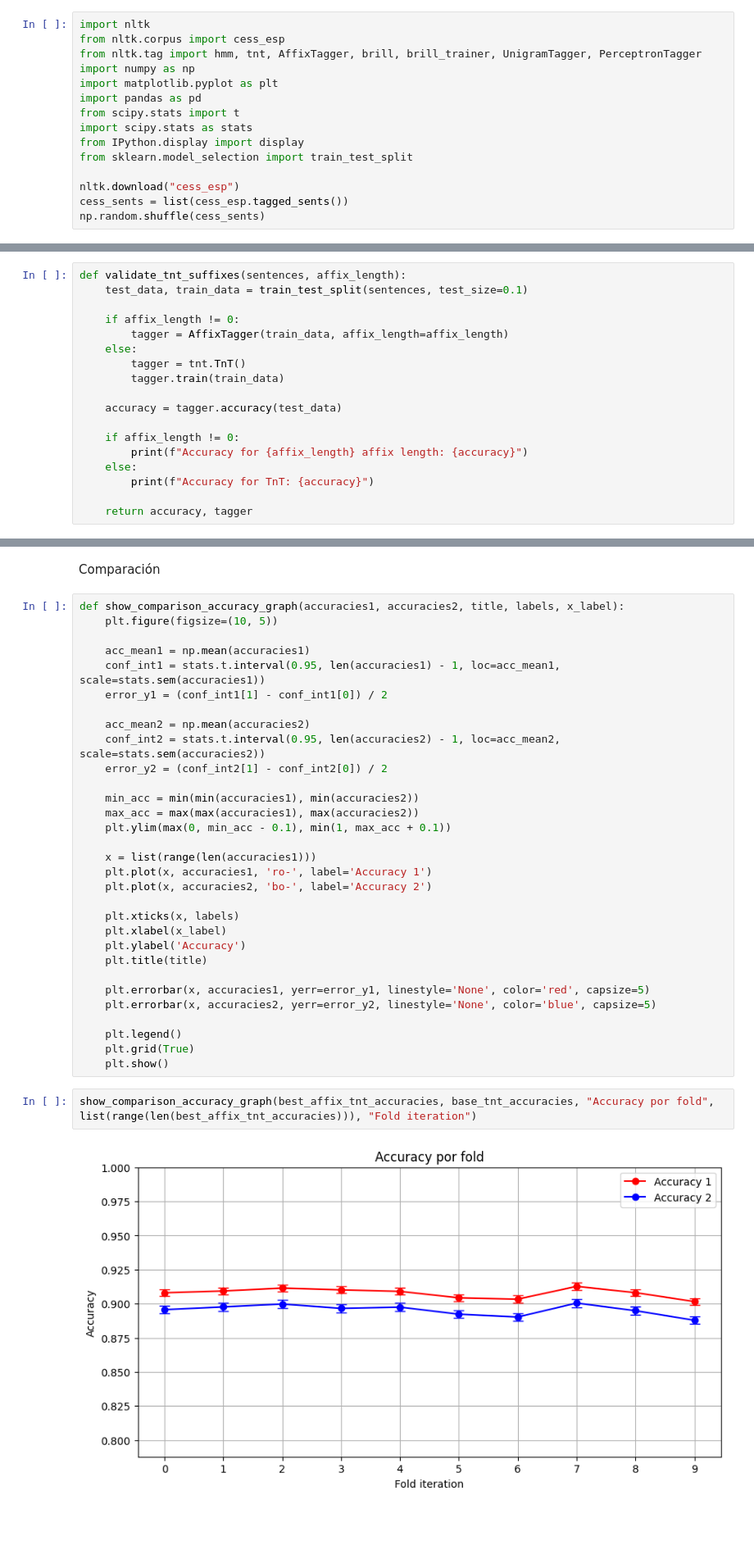
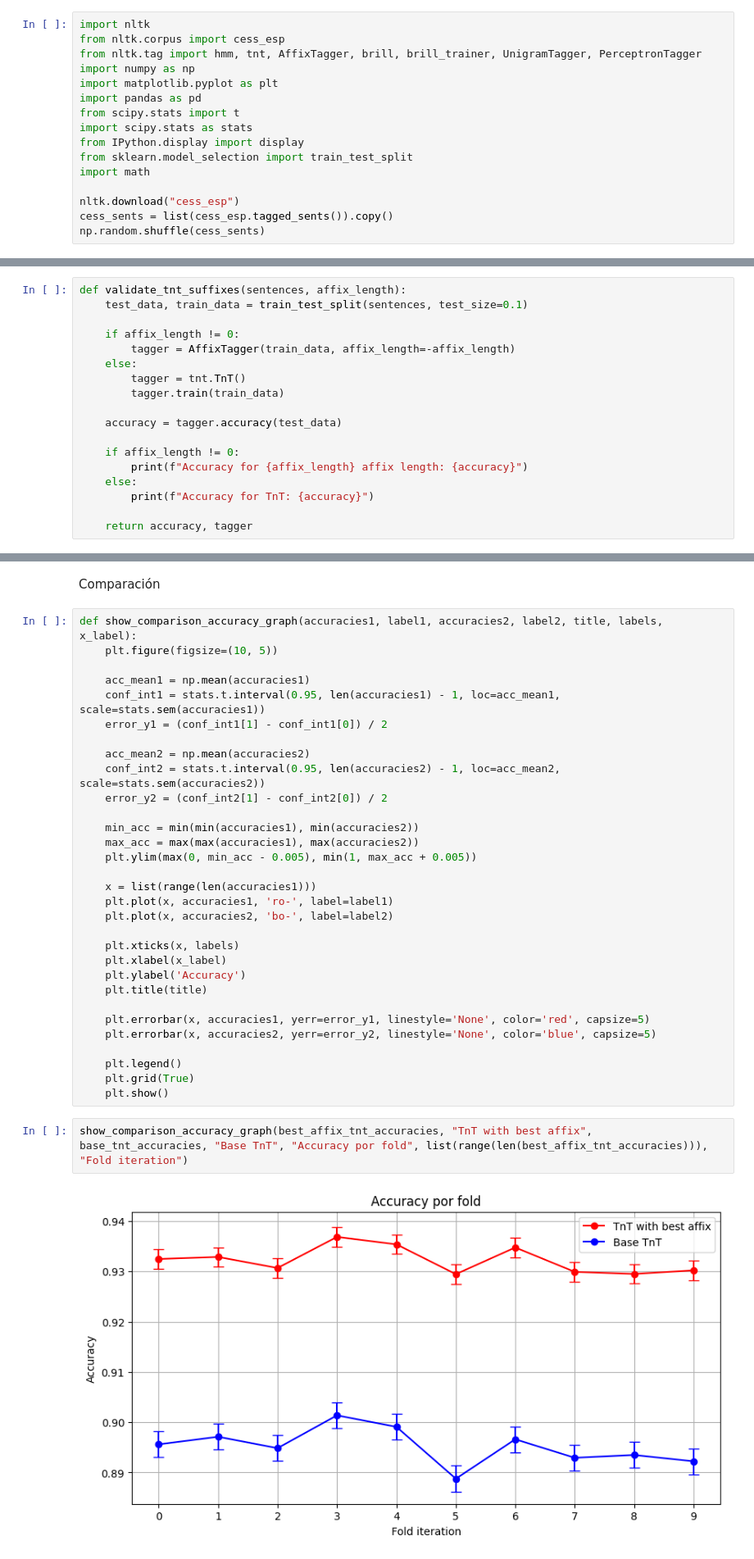
Before and after one commit to jaume2000/Treball_LC, a Jupyter notebook: trabajo_lc.ipynb, the cells around one changed output, grey strips where cells are left out. Shown at 82% size. Cells and saved outputs as stored; diff of their text form; blank space fills up the shorter version.

```diff
--- a/trabajo_lc.ipynb
+++ b/trabajo_lc.ipynb
@@ -15,9 +15,10 @@ from scipy.stats import t
 import scipy.stats as stats
 from IPython.display import display
 from sklearn.model_selection import train_test_split
+import math
 
 nltk.download("cess_esp")
-cess_sents = list(cess_esp.tagged_sents())
+cess_sents = list(cess_esp.tagged_sents()).copy()
 np.random.shuffle(cess_sents)
 # %% [output]
 [nltk_data] Downloading package cess_esp to
@@ -278,7 +281,7 @@ def validate_tnt_suffixes(sentences, affix_length):
     test_data, train_data = train_test_split(sentences, test_size=0.1)
 
     if affix_length != 0:
-        tagger = AffixTagger(train_data, affix_length=affix_length)
+        tagger = AffixTagger(train_data, affix_length=-affix_length)
     else:
         tagger = tnt.TnT()
         tagger.train(train_data)
@@ -458,7 +461,7 @@ show_accuracy_graph(base_tnt_accuracies, "Accuracy por fold", list(range(len(bas
 # %% [markdown]
 Comparación
 # %%
-def show_comparison_accuracy_graph(accuracies1, accuracies2, title, labels, x_label):
+def show_comparison_accuracy_graph(accuracies1, label1, accuracies2, label2, title, labels, x_label):
     plt.figure(figsize=(10, 5))
 
     acc_mean1 = np.mean(accuracies1)
@@ -471,11 +474,11 @@ def show_comparison_accuracy_graph(accuracies1, accuracies2, title, labels, x_la
 
     min_acc = min(min(accuracies1), min(accuracies2))
     max_acc = max(max(accuracies1), max(accuracies2))
-    plt.ylim(max(0, min_acc - 0.1), min(1, max_acc + 0.1))
+    plt.ylim(max(0, min_acc - 0.005), min(1, max_acc + 0.005))
 
     x = list(range(len(accuracies1)))
-    plt.plot(x, accuracies1, 'ro-', label='Accuracy 1')
-    plt.plot(x, accuracies2, 'bo-', label='Accuracy 2')
+    plt.plot(x, accuracies1, 'ro-', label=label1)
+    plt.plot(x, accuracies2, 'bo-', label=label2)
 
     plt.xticks(x, labels)
     plt.xlabel(x_label)
@@ -489,9 +492,9 @@ def show_comparison_accuracy_graph(accuracies1, accuracies2, title, labels, x_la
     plt.grid(True)
     plt.show()
 # %%
-show_comparison_accuracy_graph(best_affix_tnt_accuracies, base_tnt_accuracies, "Accuracy por fold", list(range(len(best_affix_tnt_accuracies))), "Fold iteration")
+show_comparison_accuracy_graph(best_affix_tnt_accuracies, "TnT with best affix", base_tnt_accuracies, "Base TnT", "Accuracy por fold", list(range(len(best_affix_tnt_accuracies))), "Fold iteration")
 # %% [output]
-[figure, old version]
+[figure, new version]
 # %% [markdown]
 ## Ejercicio 4
 
```
Also changed, not shown: parts of 29 cells of this notebook, 1 other file.
